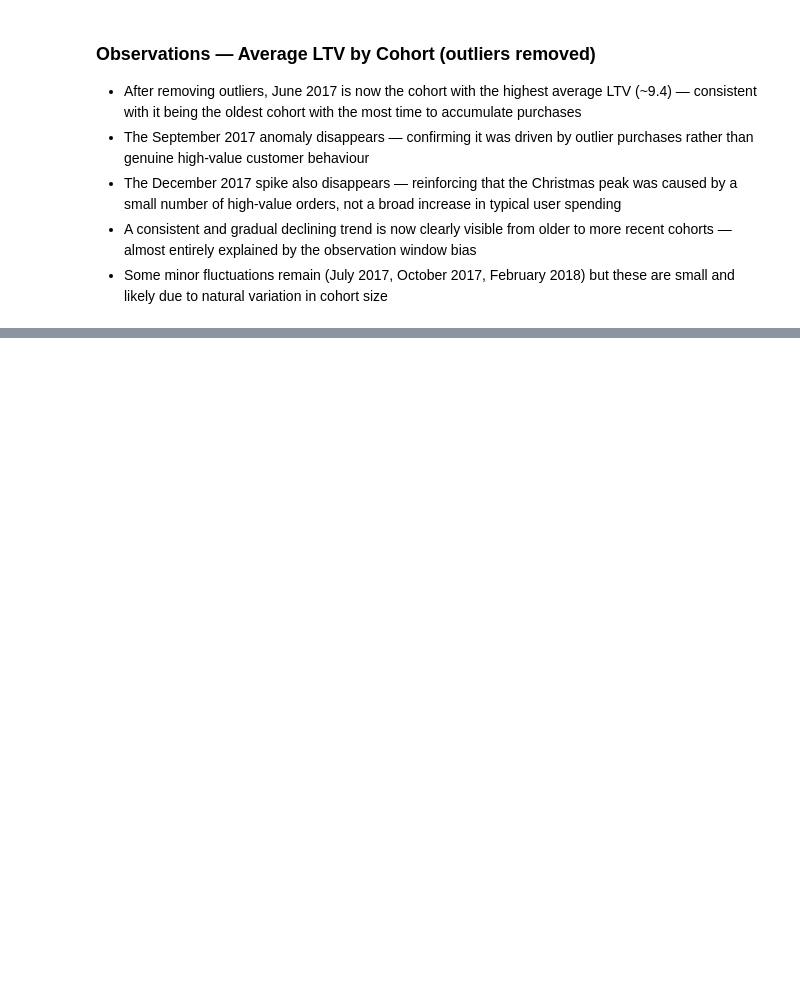
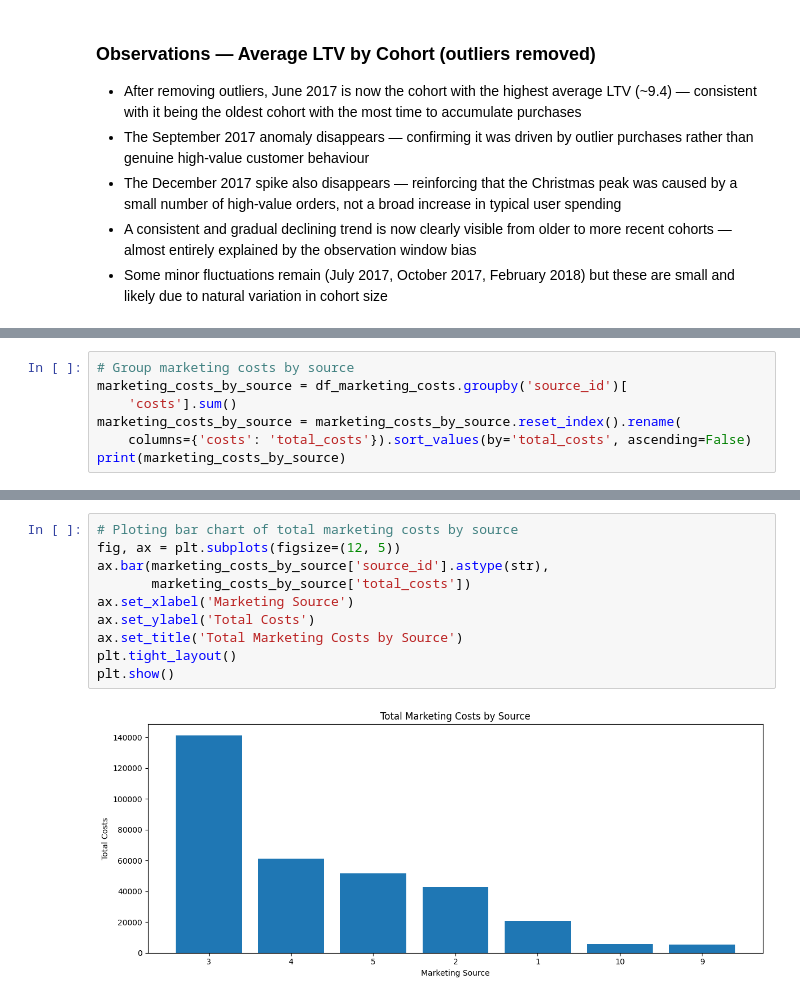
Before and after one commit to hmvcarvalho/yafisha-marketing-analysis, a Jupyter notebook: yafisha_analysis.ipynb, the cells around one changed output, grey strips where cells are left out. Saved outputs shown, nothing was run; the diff lists cells and outputs as text; blank space fills up the shorter version.

```diff
--- a/yafisha_analysis.ipynb
+++ b/yafisha_analysis.ipynb
@@ -1075,0 +1105,7 @@ plt.show()
+# %%
+# Group marketing costs by source
+marketing_costs_by_source = df_marketing_costs.groupby('source_id')[
+    'costs'].sum()
+marketing_costs_by_source = marketing_costs_by_source.reset_index().rename(
+    columns={'costs': 'total_costs'}).sort_values(by='total_costs', ascending=False)
+print(marketing_costs_by_source)
@@ -1075,0 +1121,12 @@ plt.show()
+# %%
+# Ploting bar chart of total marketing costs by source
+fig, ax = plt.subplots(figsize=(12, 5))
+ax.bar(marketing_costs_by_source['source_id'].astype(str),
+       marketing_costs_by_source['total_costs'])
+ax.set_xlabel('Marketing Source')
+ax.set_ylabel('Total Costs')
+ax.set_title('Total Marketing Costs by Source')
+plt.tight_layout()
+plt.show()
+# %% [output]
+[figure, added]
```
Also changed, not shown: parts of 36 cells of this notebook, 1 other file.
